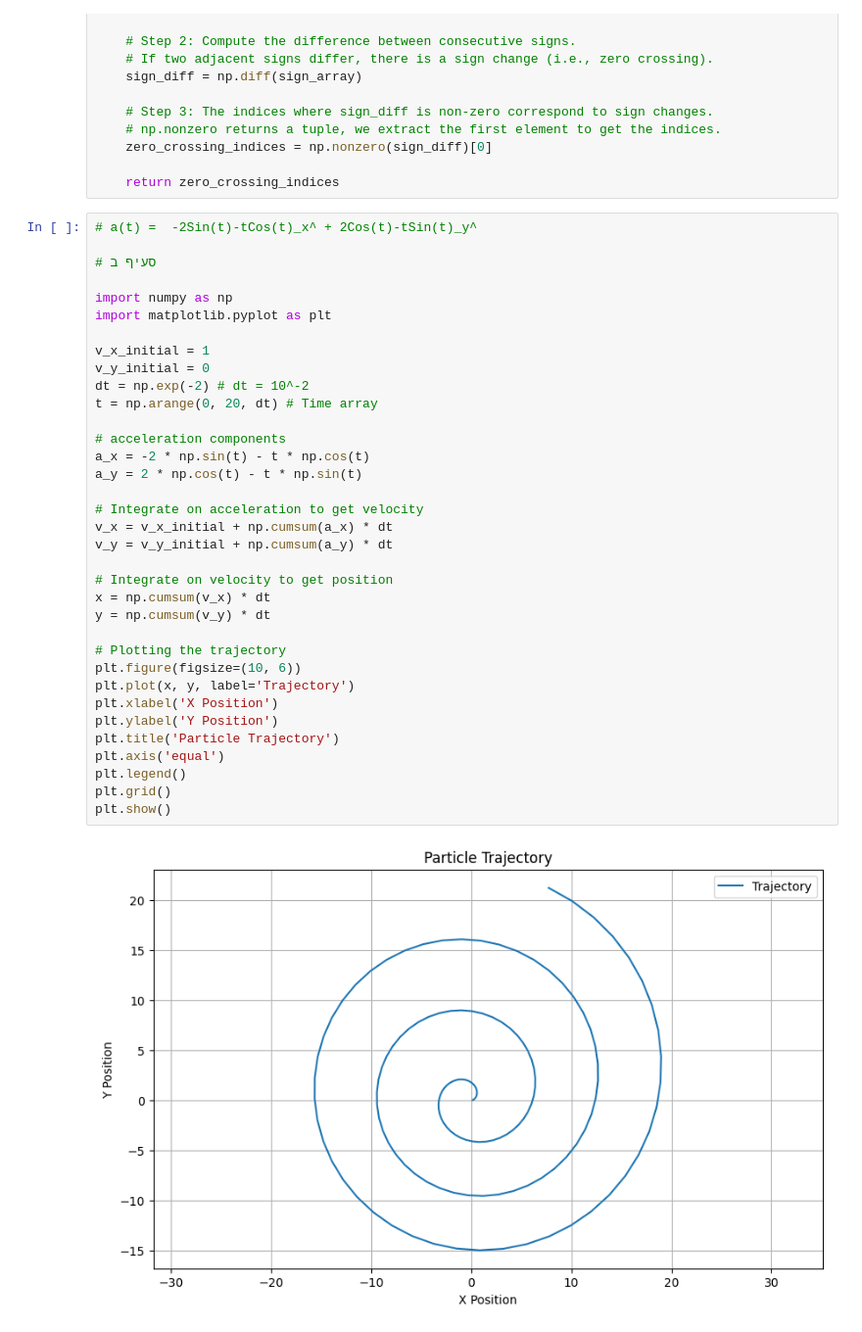
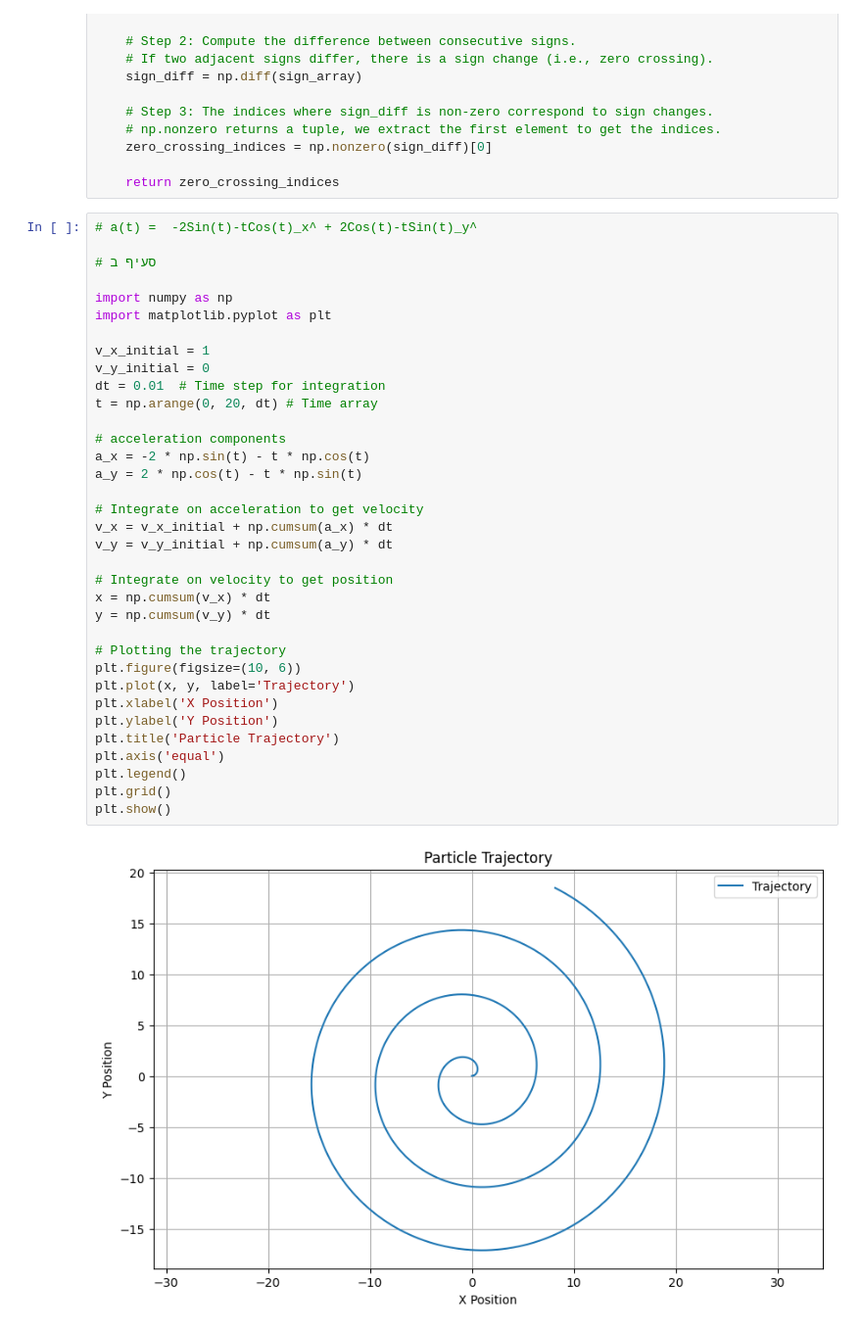
Before and after one commit to KoganTheDev/Physics_1, a Jupyter notebook: HW_special/HW1.ipynb, the cells around one changed output. Shown: that part at 98% size. Saved outputs shown, nothing was run; the diff lists cells and outputs as text.

```diff
--- a/HW_special/HW1.ipynb
+++ b/HW_special/HW1.ipynb
@@ -43,35 +43,35 @@ def zero_cross(signal):
 import numpy as np
 import matplotlib.pyplot as plt
 
 v_x_initial = 1
 v_y_initial = 0
-dt = np.exp(-2) # dt = 10^-2
+dt = 0.01  # Time step for integration
 t = np.arange(0, 20, dt) # Time array
 
 # acceleration components
 a_x = -2 * np.sin(t) - t * np.cos(t)
 a_y = 2 * np.cos(t) - t * np.sin(t)
 
 # Integrate on acceleration to get velocity
 v_x = v_x_initial + np.cumsum(a_x) * dt
 v_y = v_y_initial + np.cumsum(a_y) * dt
 
 # Integrate on velocity to get position
 x = np.cumsum(v_x) * dt
 y = np.cumsum(v_y) * dt
 
 # Plotting the trajectory
 plt.figure(figsize=(10, 6))
 plt.plot(x, y, label='Trajectory')
 plt.xlabel('X Position')
 plt.ylabel('Y Position')
 plt.title('Particle Trajectory')
 plt.axis('equal')
 plt.legend()
 plt.grid()
 plt.show()
 # %% [output]
-[figure, old version]
+[figure, new version]
 # %%
 # סעיף ד
 # When v(t) = 0 for the third time
```
Also changed, not shown: parts of 2 cells of this notebook, 1 other file.
